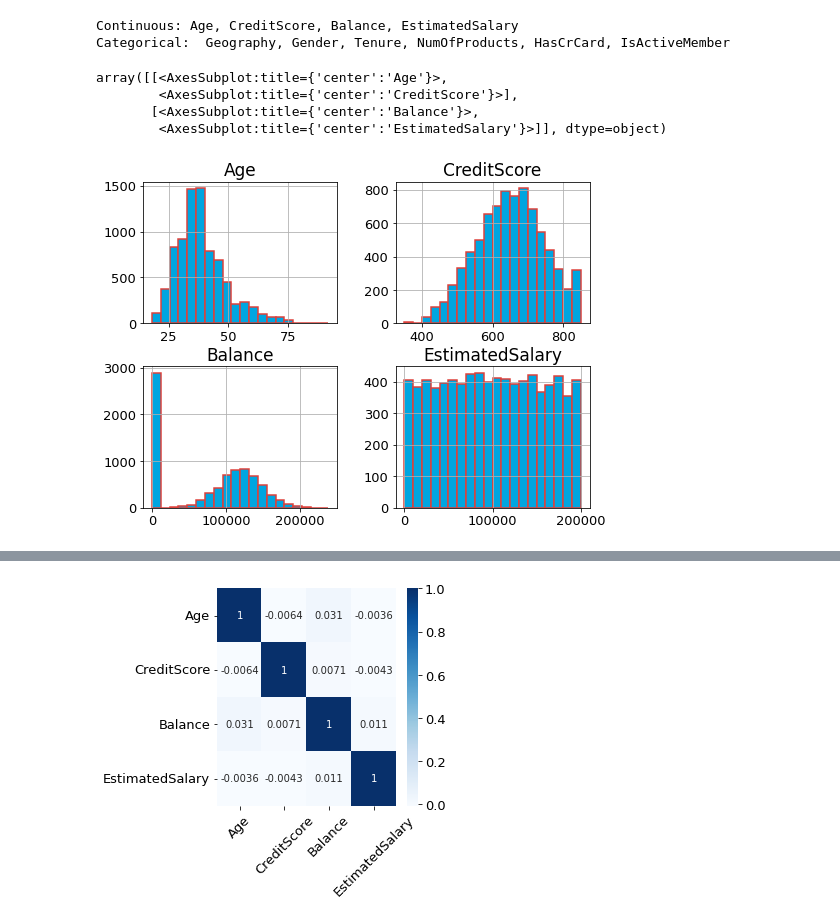
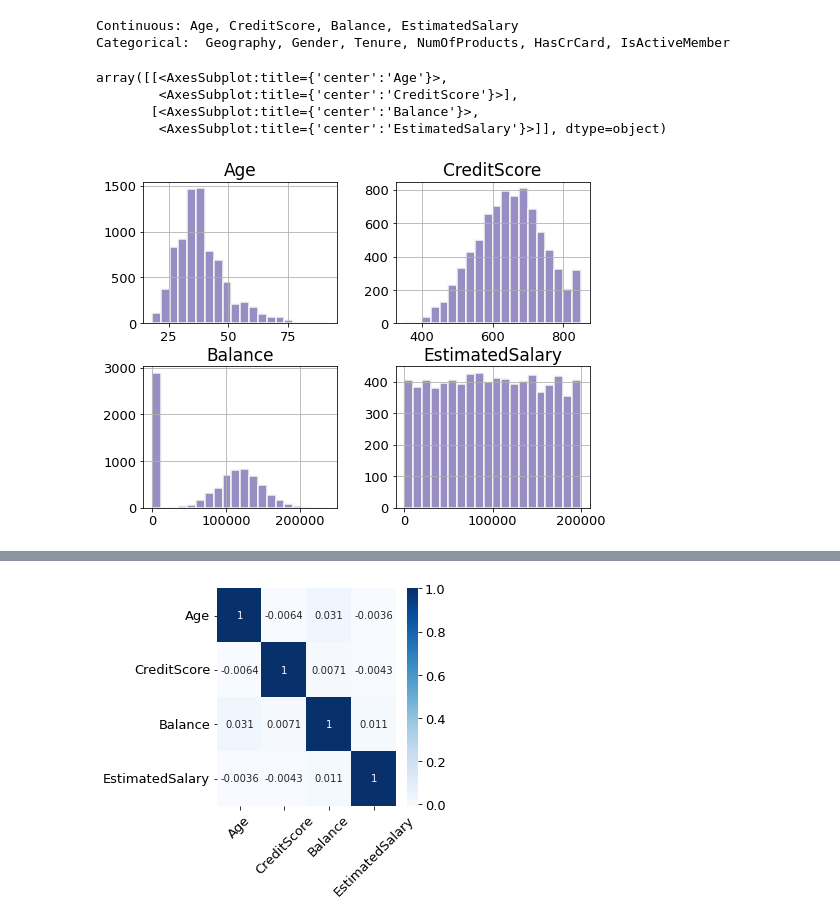
Before and after one commit to HuanSunGo/Machine_Learning_Projects, a Jupyter notebook: Customer_Churn_Prediction/Customer_Churn_Prediction.ipynb, the cells around one changed output, grey strips where cells are left out. Drawn from its saved outputs; the diff is of its cells as text; code cells hidden in the pictures.

```diff
--- a/Customer_Churn_Prediction/Customer_Churn_Prediction.ipynb
+++ b/Customer_Churn_Prediction/Customer_Churn_Prediction.ipynb
@@ -187,17 +189,17 @@ Categorical:  Geography, Gender, Tenure, NumOfProducts, HasCrCard, IsActiveMembe
 # %%
 # hist plot for numeric variables
 train_df[continuous].hist(figsize=(8, 6),
                           bins=20,
                           layout=(2, 2),
-                          color='#00A5E0',
-                          edgecolor='#DD403A',
+                          color='#998ec3',
+                          edgecolor='#f7f7f7',
                           linewidth=1.5)
 # %% [output]
 array([[<AxesSubplot:title={'center':'Age'}>,
         <AxesSubplot:title={'center':'CreditScore'}>],
        [<AxesSubplot:title={'center':'Balance'}>,
         <AxesSubplot:title={'center':'EstimatedSalary'}>]], dtype=object)
-[figure, old version]
+[figure, new version]
 # %%
 # boxplot for numerical variables
 df_cont=train_df[continuous]
```
Also changed, not shown: parts of 75 cells of this notebook.
